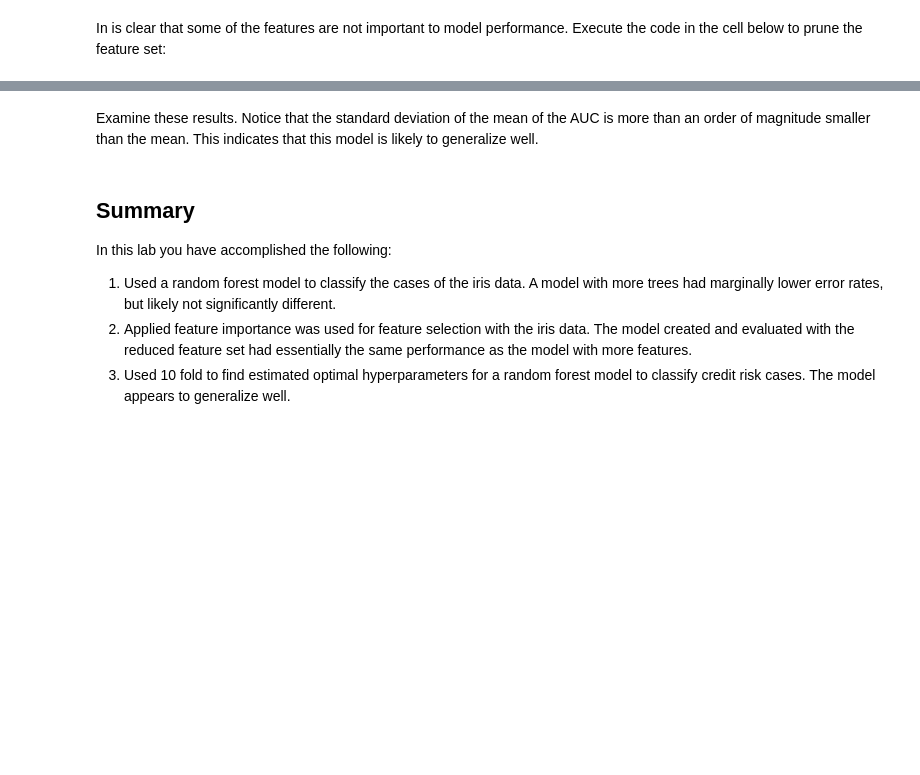
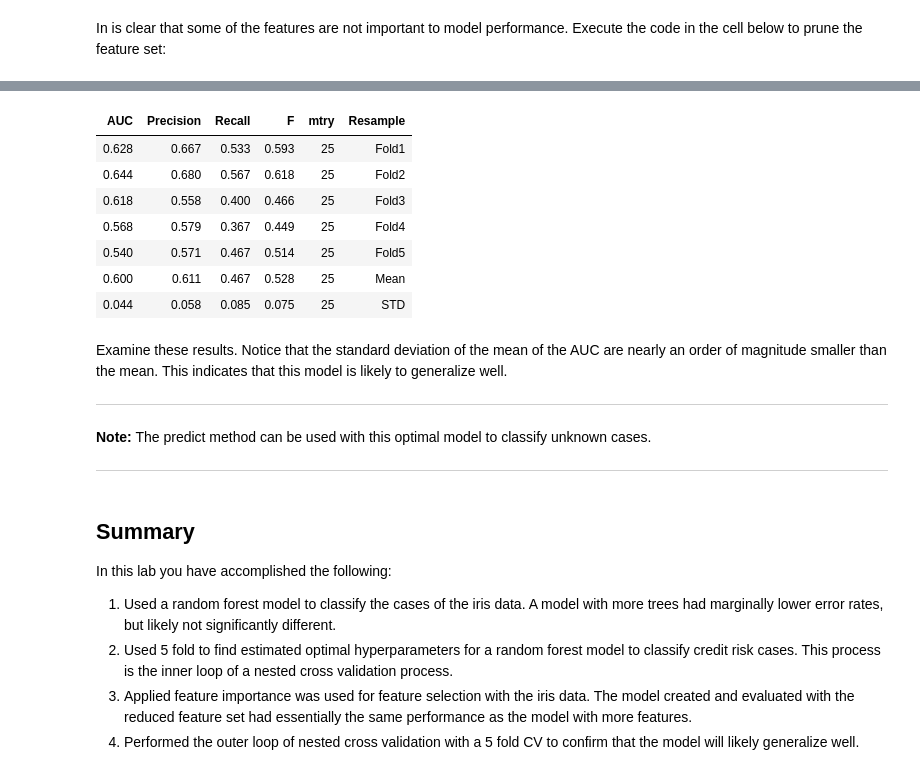
Before and after one commit to vijayraavi/Principles-of-Machine-Learning-R, a Jupyter notebook: Module6/Bagging.ipynb, the cells around one changed output, grey strips where cells are left out. Cells and saved outputs as stored; diff of their text form; code cells hidden in the pictures; blank space fills up the shorter version.

Commit message:
Updated the nested CV code

```diff
--- a/Module6/Bagging.ipynb
+++ b/Module6/Bagging.ipynb
@@ -392,7 +425,7 @@ time_employed_yrs>= 7 years                             6.691
 In is clear that some of the features are not important to model performance. Execute the code in the cell below to prune the feature set:
 # %%
 credit_reduced = credit[,c('loan_amount', 'age_yrs', 'loan_duration_mo', 'checking_account_status', 'time_in_residence',
-                          'payment_pcnt_income', 'other_credit_outstanding',
+                          'payment_pcnt_income', 'savings_account_balance', 'other_credit_outstanding',
                           'credit_history', 'time_employed_yrs', 'property', 'number_loans', 'telephone',
                           'bad_credit')]
 # %% [markdown]
@@ -492,14 +465,0 @@ Next, do a simple CV for accuracy and Kappa.
-# %%
-fitControl = trainControl(method = "cv",
-                           number = 10)
-
-
-set.seed(33664)
-rf_fit <- train(factor(bad_credit) ~ ., # make label a factor since classification model
-                 data = credit,
-                 method = "rf", # Random forest model
-                 trControl = fitControl,
-                 tuneGrid = expand.grid(mtry = 10),
-                 weight = c(0.9,0.1),
-                 verbose = FALSE)
-rf_fit
@@ -646,9 +466,44 @@ Cross_Validate_Mod(credit_reduced, 10)
+# %%
+## Set the hyperparameter grid to the optimal values from the inside loop
+paramGrid <- expand.grid(mtry = c(rf_fit_inside_pr$finalModel$mtry))
+
+set.seed(5678)
+rf_fit_outside_pr <- train(bad_credit ~ .,
+                          data = credit_reduced,
+                          method = "rf", # Random forest model
+                          trControl = fitControl,
+                          tuneGrid = paramGrid,
+                          weights = weights,
+                          metric = "Recall")
+
+print_metrics = function(mod){
+    means = c(apply(mod$resample[,1:4], 2, mean), mtry = mod$resample[1,5], Resample = 'Mean')
+    stds = c(apply(mod$resample[,1:4], 2, sd), mtry = mod$resample[1,5], Resample = 'STD')
+    out = rbind(mod$resample, means, stds)
+    out[,1:4] = lapply(out[,1:4], function(x) round(as.numeric(x), 3))
+    out
+}
+print_metrics(rf_fit_outside_pr)
+# %% [output]
+| AUC | Precision | Recall | F | mtry | Resample |
+| 0.628 | 0.667 | 0.533 | 0.593 | 25 | Fold1 |
+| 0.644 | 0.680 | 0.567 | 0.618 | 25 | Fold2 |
+| 0.618 | 0.558 | 0.400 | 0.466 | 25 | Fold3 |
+| 0.568 | 0.579 | 0.367 | 0.449 | 25 | Fold4 |
+| 0.540 | 0.571 | 0.467 | 0.514 | 25 | Fold5 |
+| 0.600 | 0.611 | 0.467 | 0.528 | 25 | Mean |
+| 0.044 | 0.058 | 0.085 | 0.075 | 25 | STD |
 # %% [markdown]
-Examine these results. Notice that the standard deviation of the mean of the AUC is more than an order of magnitude smaller than the mean. This indicates that this model is likely to generalize well.
+Examine these results. Notice that the standard deviation of the mean of the AUC are nearly an order of magnitude smaller than the mean. This indicates that this model is likely to generalize well.
+
+***
+**Note:** The predict method can be used with this optimal model to classify unknown cases.
+***
 # %% [markdown]
 ## Summary
 
 In this lab you have accomplished the following:
 1. Used a random forest model to classify the cases of the iris data. A model with more trees had marginally lower error rates, but likely not significantly different.
-2. Applied feature importance was used for feature selection with the iris data. The model created and evaluated with the reduced feature set had essentially the same performance as the model with more features.
-2. Used 10 fold to find estimated optimal hyperparameters for a random forest model to classify credit risk cases. The model appears to generalize well.
+2. Used 5 fold to find estimated optimal hyperparameters for a random forest model to classify credit risk cases. This process is the inner loop of a nested cross validation process.
+3. Applied feature importance was used for feature selection with the iris data. The model created and evaluated with the reduced feature set had essentially the same performance as the model with more features.
+4. Performed the outer loop of nested cross validation with a 5 fold CV to confirm that the model will likely generalize well.
```
Also changed, not shown: parts of 20 cells of this notebook.
